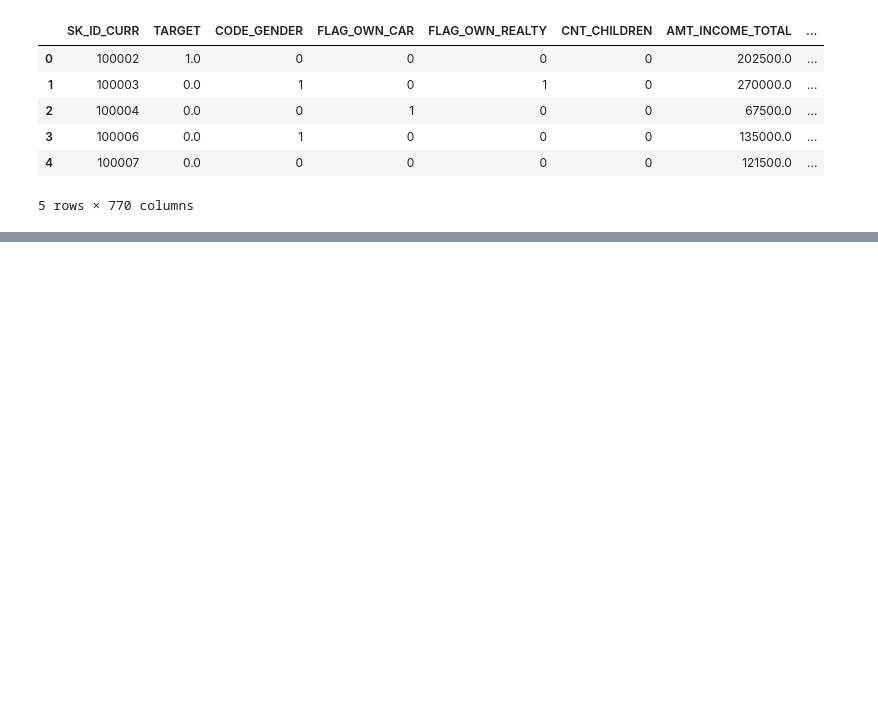
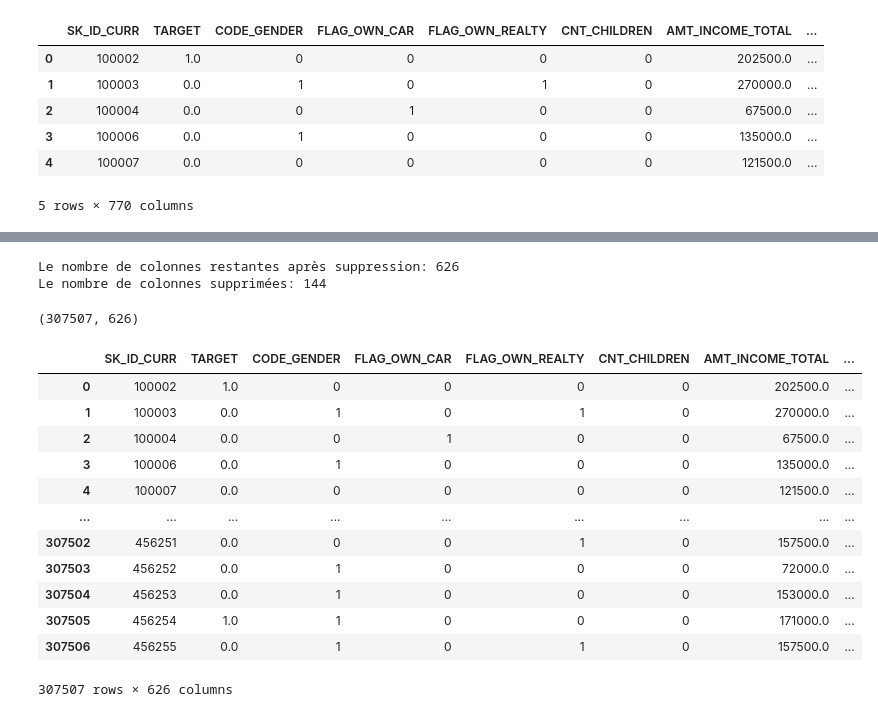
Before and after one commit to 1952ma/p7, a Jupyter notebook: p7_exploration.ipynb, the cells around one changed output, grey strips where cells are left out. Drawn from its saved outputs; the diff is of its cells as text; code cells hidden in the pictures; blank space fills up the shorter version.

Commit message:
valeur_m_p > 70

```diff
--- a/p7_exploration.ipynb
+++ b/p7_exploration.ipynb
@@ -431,0 +434,10 @@ df.head()
+# %%
+#le pourcentage des valeurs manquantes pour chaque colonne
+valeur_m_p = df.isnull().mean() * 100
+
+#les colonnes avec plus de 70% de valeurs manquantes
+valeur_m_cols = valeur_m_p[valeur_m_p > 70].index
+
+#le nombre de colonnes avec plus de 70% de valeurs manquantes
+nb_valeur_m_cols = valeur_m_cols.shape[0]
+print(f"Le nombre de colonnes avec plus de 70% de valeurs manquantes: {nb_valeur_m_cols}")
@@ -431,0 +464,36 @@ df.head()
+# %%
+#la suppression des colonnes avec plus de 70% de valeurs manquantes
+df = df.drop(columns=valeur_m_cols)
+
+print(f"Le nombre de colonnes restantes après suppression: {df.shape[1]}")
+print(f"Le nombre de colonnes supprimées: {len(valeur_m_cols)}")
+# %% [output]
+Le nombre de colonnes restantes après suppression: 626
+Le nombre de colonnes supprimées: 144
+# %%
+#le df à utiliser pour la classification binaire (la prédiction de deux catégorie: 0 ou 1 ): df_classification il contient des nan
+
+#je ne garde que les donneées où la colonne 'TARGET' n'est pas vide.
+# 'TARGET' est la variable à prédire (classification binaire), donc ces données sont nécessaires pour l'entraînement
+df_classification_binaire = df[df['TARGET'].notnull()]
+print(df_classification_binaire.shape)
+# %% [output]
+(307507, 626)
+# %%
+# Conversion des colonnes booléennes en numériques (0/1)
+df_classification_binaire= df_classification_binaire.replace({False: 0, True: 1})
+df_classification_binaire
+# %% [output]
+|  | SK_ID_CURR | TARGET | CODE_GENDER | FLAG_OWN_CAR | FLAG_OWN_REALTY | CNT_CHILDREN | AMT_INCOME_TOTAL | ... |
+| 0 | 100002 | 1.0 | 0 | 0 | 0 | 0 | 202500.0 | ... |
+| 1 | 100003 | 0.0 | 1 | 0 | 1 | 0 | 270000.0 | ... |
+| 2 | 100004 | 0.0 | 0 | 1 | 0 | 0 | 67500.0 | ... |
+| 3 | 100006 | 0.0 | 1 | 0 | 0 | 0 | 135000.0 | ... |
+| 4 | 100007 | 0.0 | 0 | 0 | 0 | 0 | 121500.0 | ... |
+| ... | ... | ... | ... | ... | ... | ... | ... | ... |
+| 307502 | 456251 | 0.0 | 0 | 0 | 1 | 0 | 157500.0 | ... |
+| 307503 | 456252 | 0.0 | 1 | 0 | 0 | 0 | 72000.0 | ... |
+| 307504 | 456253 | 0.0 | 1 | 0 | 0 | 0 | 153000.0 | ... |
+| 307505 | 456254 | 1.0 | 1 | 0 | 0 | 0 | 171000.0 | ... |
+| 307506 | 456255 | 0.0 | 1 | 0 | 1 | 0 | 157500.0 | ... |
+307507 rows × 626 columns
```
Also changed, not shown: parts of 4 cells of this notebook.
